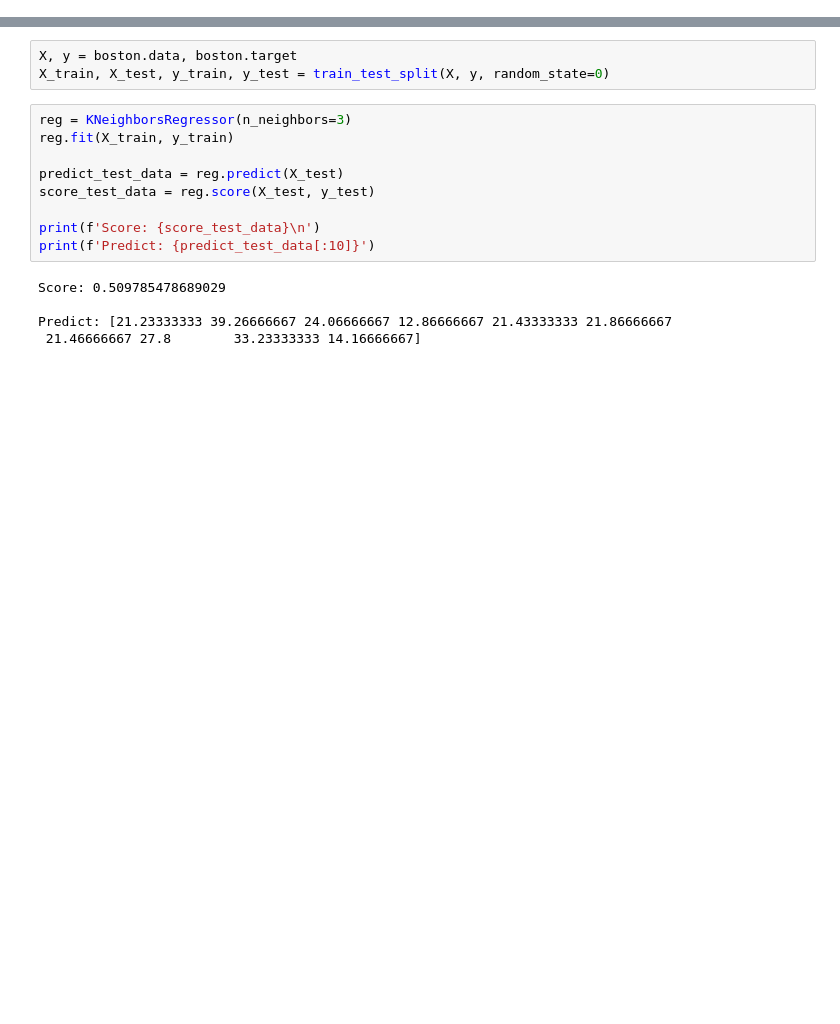
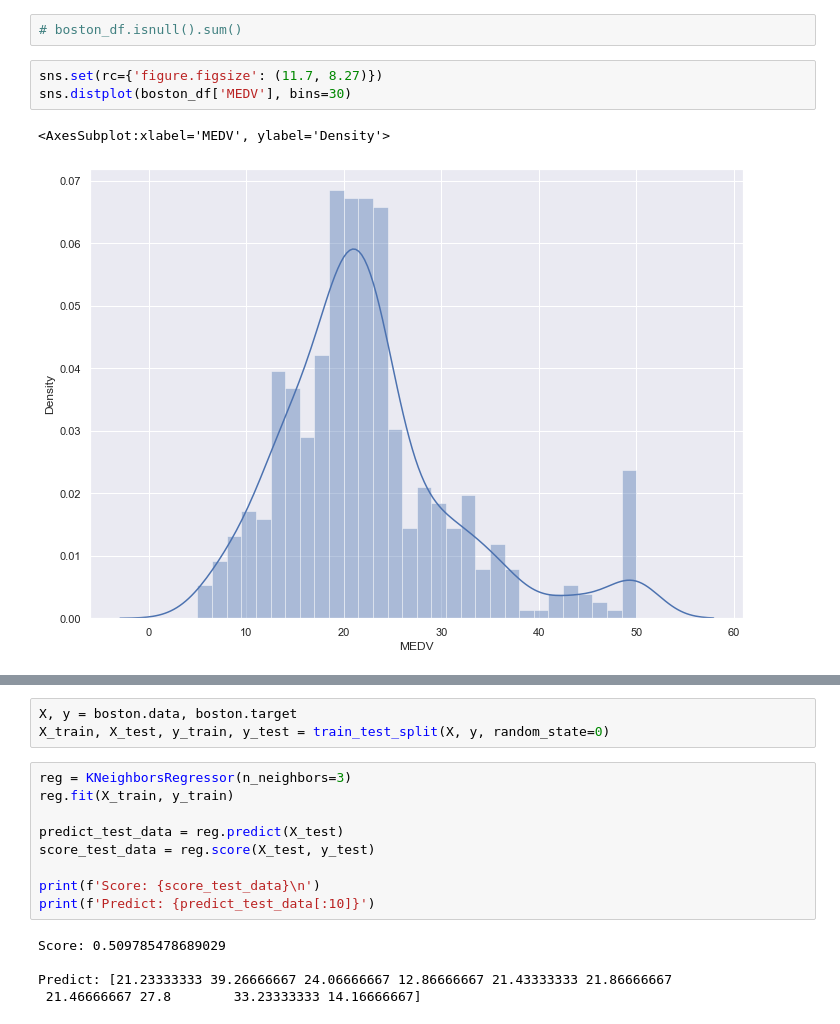
Before and after one commit to SMajev/Boston-Housing, a Jupyter notebook: boston_housing.ipynb, the cells around one changed output, grey strips where cells are left out. Cells and saved outputs as stored; diff of their text form; blank space fills up the shorter version.

```diff
--- a/boston_housing.ipynb
+++ b/boston_housing.ipynb
@@ -49,0 +47,8 @@ display(boston_df)
+# %%
+# boston_df.isnull().sum()
+# %%
+sns.set(rc={'figure.figsize': (11.7, 8.27)})
+sns.distplot(boston_df['MEDV'], bins=30)
+# %% [output]
+<AxesSubplot:xlabel='MEDV', ylabel='Density'>
+[figure, added]
```
Also changed, not shown: parts of 6 cells of this notebook.
